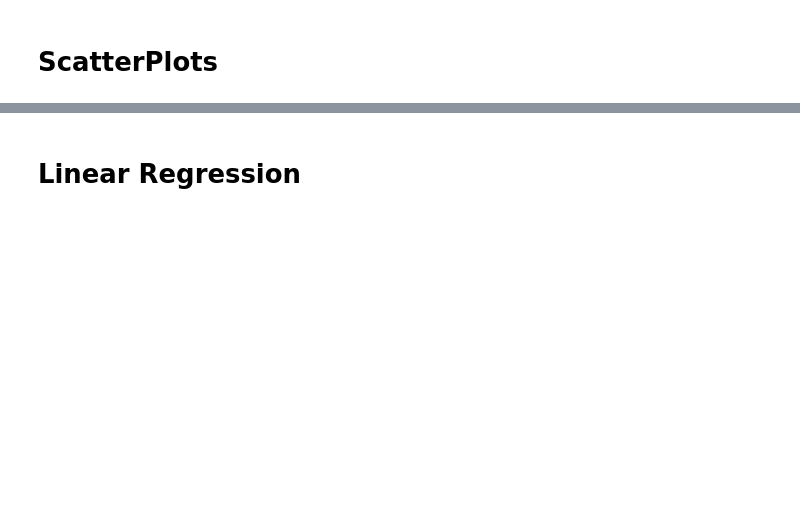
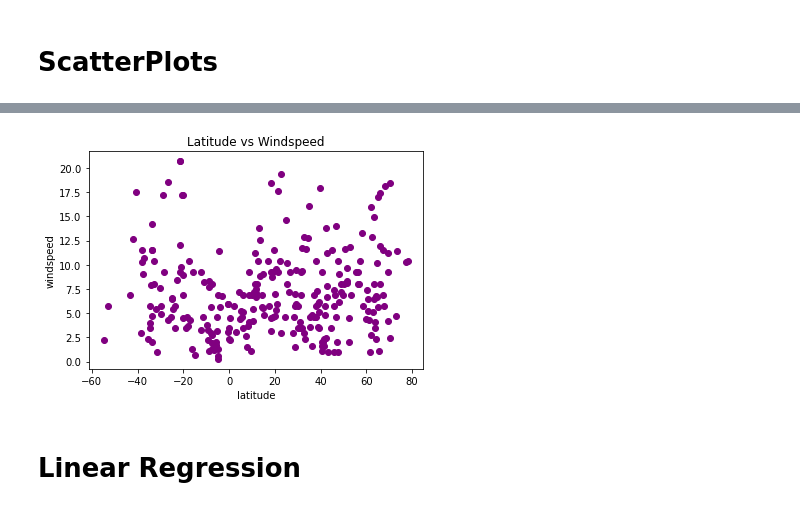
Before and after one commit to josiedeleon/Python-API--Challenge, a Jupyter notebook: WeatherPy/WeatherPy.ipynb, the cells around one changed output, grey strips where cells are left out. Drawn from its saved outputs; the diff is of its cells as text; code cells hidden in the pictures; blank space fills up the shorter version.

```diff
--- a/WeatherPy/WeatherPy.ipynb
+++ b/WeatherPy/WeatherPy.ipynb
@@ -122,11 +122,11 @@ rundu
 dalbandin
 # %%
 #Dictionary for weather data
-data = {"city": cities_list, "cloudiness":cloudiness, "country": country, "dates": dates, "humidity":humidity, "latitude": latitude, "longitude": longitude, "Temperature": temperature, "windspeed": windspeed
+data = {"city": cities_list, "cloudiness":cloudiness, "country": country, "dates": dates, "humidity":humidity, "latitude": latitude, "longitude": longitude, "temperature": temperature, "windspeed": windspeed
        }
 #dictionary to dataframe
 
 weather = pd.DataFrame(data)
 weather.to_csv(output_data_file, index=None, header=True)
-weather.head()
+weather.head(10)
 # %% [output]
@@ -158,11 +174,13 @@ plt.show()
 # %%
 #Wind Speed (mph) vs. Latitude
 
-plt.scatter(weather["latitude"], weather["wind"], c="purple")
+plt.scatter(weather["latitude"], weather["windspeed"], c="purple")
 plt.xlabel("latitude")
-plt.ylabel("wind")
-plt.title( "Latitude vs Wind")
+plt.ylabel("windspeed")
+plt.title( "Latitude vs Windspeed")
 plt.show()
+# %% [output]
+[figure, added]
 # %% [markdown]
 # Linear Regression
 # %%
```
Also changed, not shown: parts of 4 cells of this notebook, 1 other file.
